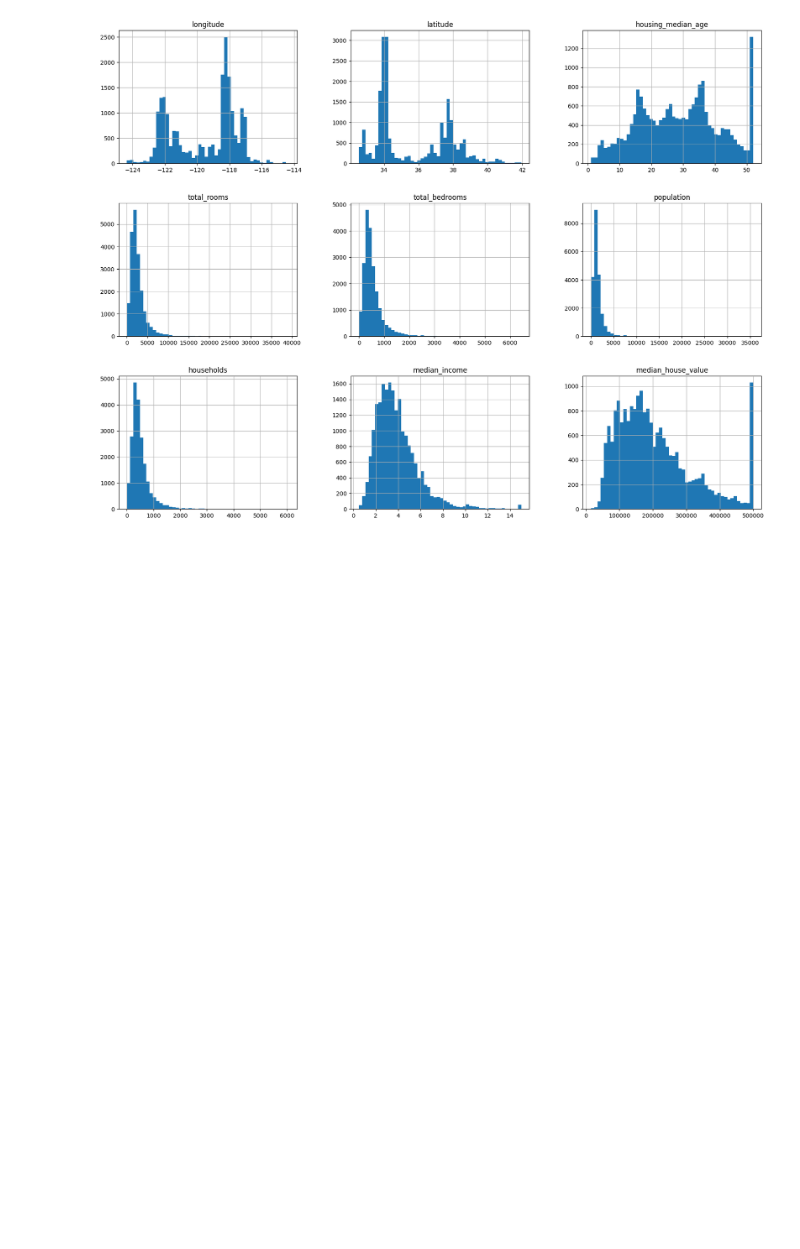
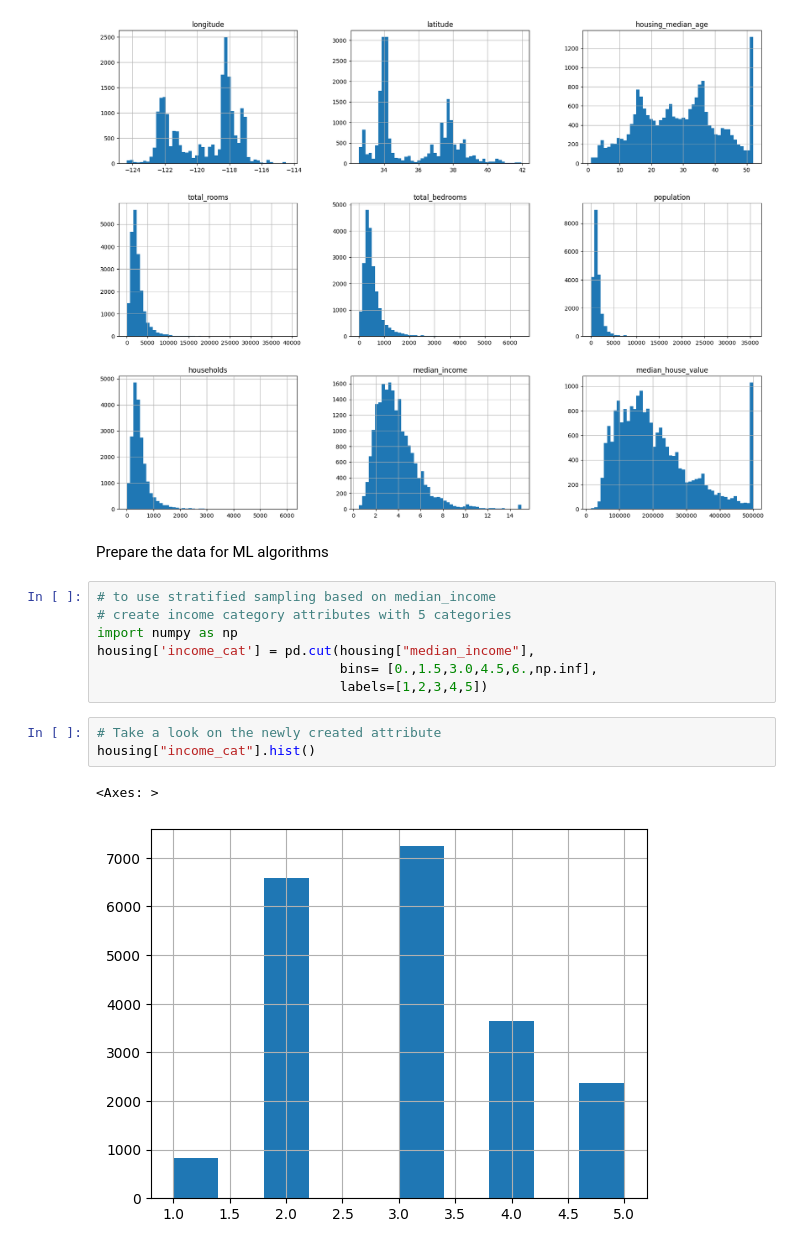
Before and after one commit to jakelis/Machine_learning_project_practice, a Jupyter notebook: main.ipynb, the cells around one changed output. Cells and saved outputs as stored; diff of their text form; blank space fills up the shorter version.

Commit message:
Added test sets and plots

```diff
--- a/main.ipynb
+++ b/main.ipynb
@@ -65,3 +69,18 @@ housing.hist(bins=50, figsize=(20,15))
 plt.show()
 # %% [output]
 [figure]
+# %% [markdown]
+Prepare the data for ML algorithms
+# %%
+# to use stratified sampling based on median_income
+# create income category attributes with 5 categories
+import numpy as np
+housing['income_cat'] = pd.cut(housing["median_income"],
+                               bins= [0.,1.5,3.0,4.5,6.,np.inf],
+                               labels=[1,2,3,4,5])
+# %%
+# Take a look on the newly created attribute
+housing["income_cat"].hist()
+# %% [output]
+<Axes: >
+[figure, added]
```
Also changed, not shown: parts of 10 cells of this notebook.
